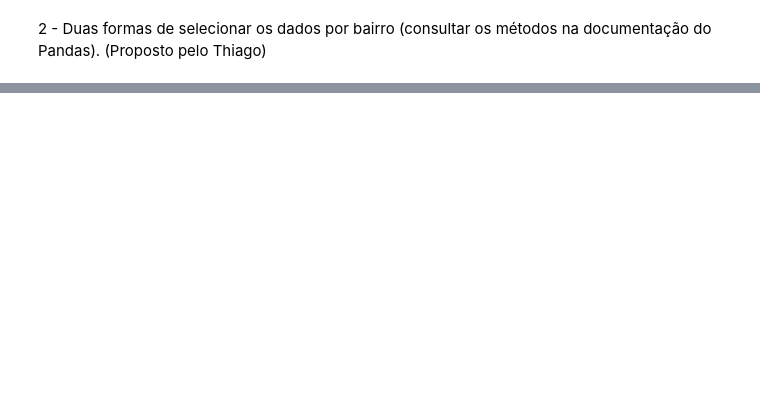
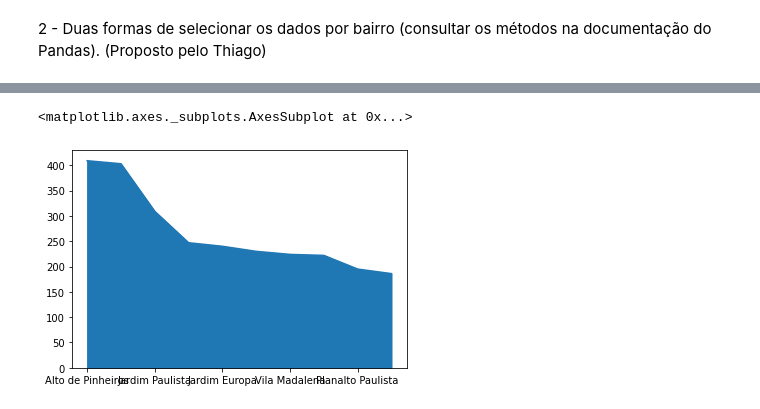
Before and after one commit to DavidEsly/imersao_dados_04_desafios, a Jupyter notebook: Imersao_dados_4_base_sao_paulo.ipynb, the cells around one changed output, grey strips where cells are left out. Drawn from its saved outputs; the diff is of its cells as text; code cells hidden in the pictures; blank space fills up the shorter version.

```diff
--- a/Imersao_dados_4_base_sao_paulo.ipynb
+++ b/Imersao_dados_4_base_sao_paulo.ipynb
@@ -22,0 +81,5 @@ for bar in lista_bairros:
+# %%
+num_imoveis_p_bairro.head(10).plot.area()
+# %% [output]
+<matplotlib.axes._subplots.AxesSubplot at 0x...>
+[figure, added]
```
Also changed, not shown: parts of 14 cells of this notebook.
